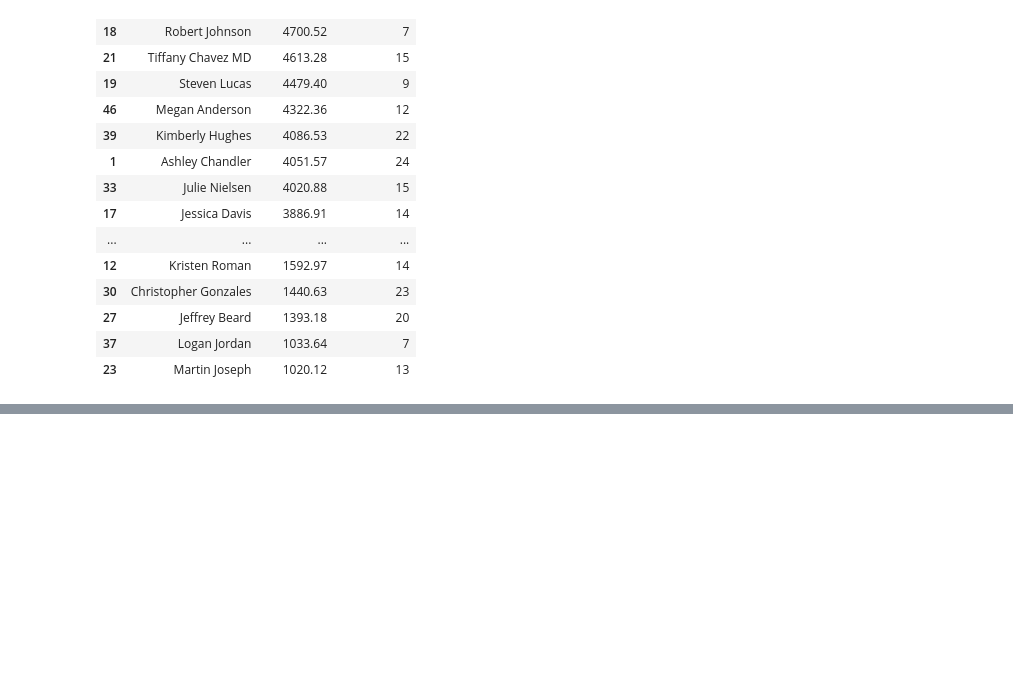
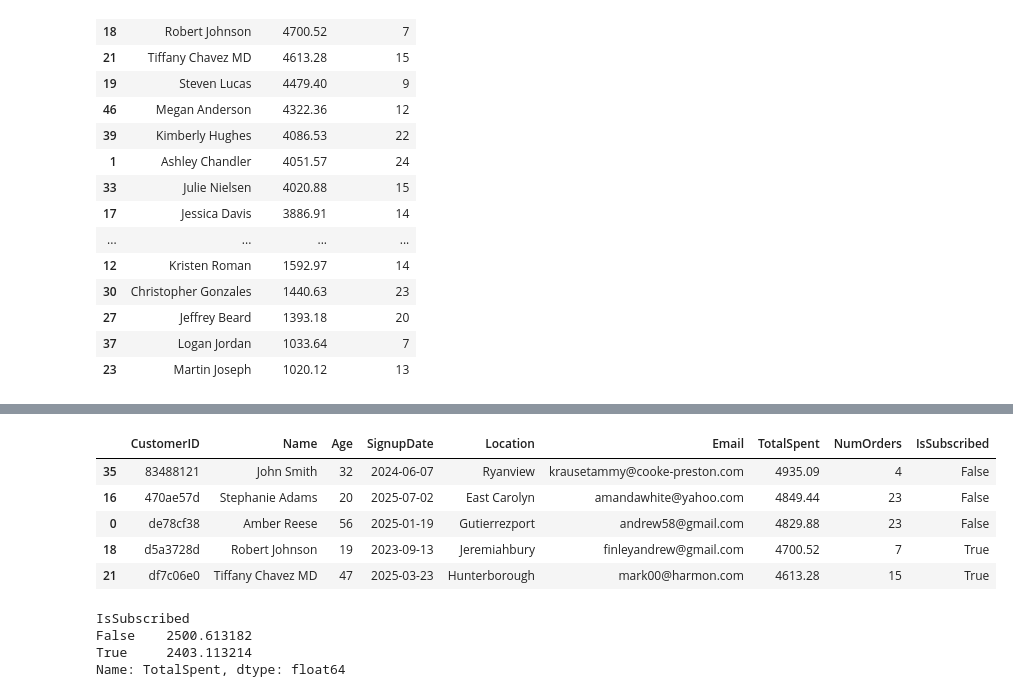
Before and after one commit to holdencoffman/market-intelligence-system-sanitized-public-repo, a Jupyter notebook: Pandas EDA Notebooks/set_2/pandas_EDA_2.ipynb, the cells around one changed output, grey strips where cells are left out. Saved outputs shown, nothing was run; the diff lists cells and outputs as text; code cells hidden in the pictures; blank space fills up the shorter version.

```diff
--- a/Pandas EDA Notebooks/set_2/pandas_EDA_2.ipynb
+++ b/Pandas EDA Notebooks/set_2/pandas_EDA_2.ipynb
@@ -101,3 +99,19 @@ df[df["IsSubscribed"]]
 | 46 | 344edba1 | Megan Anderson | 56 | 2024-07-14 | West Larry | jasonwyatt@nicholson.com | 4322.36 | 12 | True |
 | 48 | b5077a68 | Wendy Whitney | 21 | 2025-06-23 | North Richard | kcarr@reed-green.com | 1687.95 | 11 | True |
 | 49 | 9d2a7a26 | Shane Duncan | 42 | 2025-05-26 | Port Johnville | patricksmith@yoder.com | 364.61 | 23 | True |
+# %%
+df.sort_values(by="TotalSpent", ascending=False).head(5)
+# %% [output]
+|  | CustomerID | Name | Age | SignupDate | Location | Email | TotalSpent | NumOrders | IsSubscribed |
+| 35 | 83488121 | John Smith | 32 | 2024-06-07 | Ryanview | krausetammy@cooke-preston.com | 4935.09 | 4 | False |
+| 16 | 470ae57d | Stephanie Adams | 20 | 2025-07-02 | East Carolyn | amandawhite@yahoo.com | 4849.44 | 23 | False |
+| 0 | de78cf38 | Amber Reese | 56 | 2025-01-19 | Gutierrezport | andrew58@gmail.com | 4829.88 | 23 | False |
+| 18 | d5a3728d | Robert Johnson | 19 | 2023-09-13 | Jeremiahbury | finleyandrew@gmail.com | 4700.52 | 7 | True |
+| 21 | df7c06e0 | Tiffany Chavez MD | 47 | 2025-03-23 | Hunterborough | mark00@harmon.com | 4613.28 | 15 | True |
+# %%
+df.groupby("IsSubscribed")["TotalSpent"].mean()
+# %% [output]
+IsSubscribed
+False    2500.613182
+True     2403.113214
+Name: TotalSpent, dtype: float64
```
Also changed, not shown: parts of 8 cells of this notebook, 2 other files.
